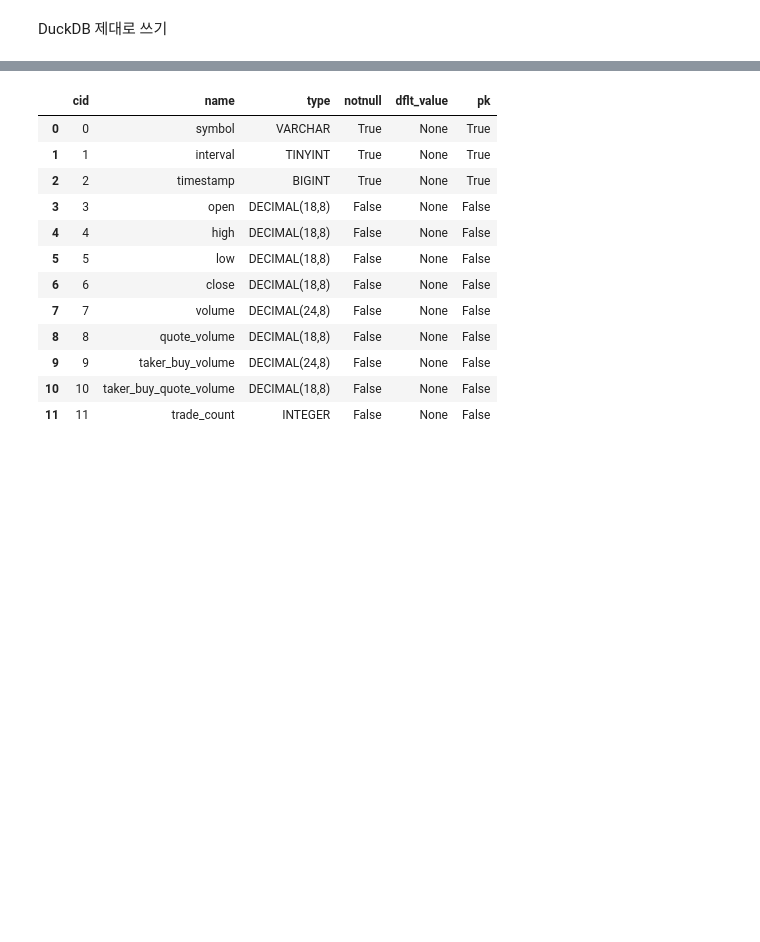
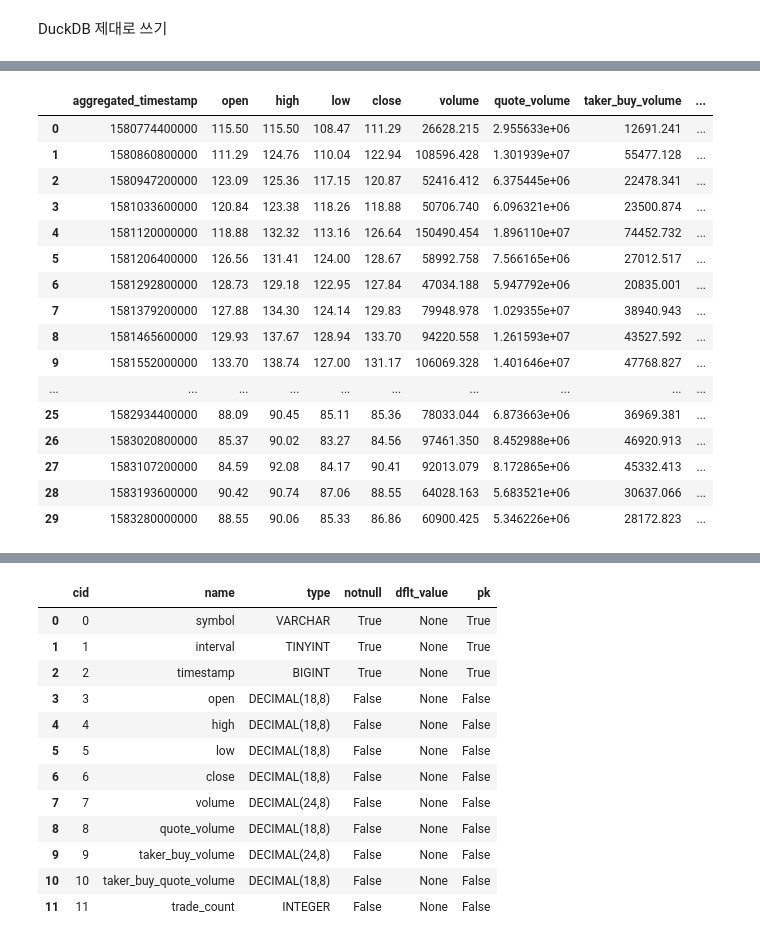
Before and after one commit to dongbin300/PyLab, a Jupyter notebook: Labs/DuckDB/DuckDB1.ipynb, the cells around one changed output, grey strips where cells are left out. Saved outputs shown, nothing was run; the diff lists cells and outputs as text; code cells hidden in the pictures; blank space fills up the shorter version.

```diff
--- a/Labs/DuckDB/DuckDB1.ipynb
+++ b/Labs/DuckDB/DuckDB1.ipynb
@@ -23 +38,41 @@ r1
+# %%
+query = f"""
+SELECT
+    CAST(FLOOR(timestamp / 86400000) * 86400000 AS BIGINT) as aggregated_timestamp,
+    FIRST(open ORDER BY timestamp ASC) as open,
+    MAX(high) as high,
+    MIN(low) as low,
+    LAST(close ORDER BY timestamp ASC) as close,
+    SUM(volume) as volume,
+    SUM(quote_volume) as quote_volume,
+    SUM(taker_buy_volume) as taker_buy_volume,
+    SUM(taker_buy_quote_volume) as taker_buy_quote_volume,
+    SUM(trade_count) as trade_count
+FROM quote
+WHERE symbol = 'DASHUSDT'
+  AND timestamp BETWEEN 0 AND 2000000000000
+GROUP BY FLOOR(timestamp / 86400000)
+ORDER BY aggregated_timestamp
+"""
+
+d1 = con.execute(query).df()
+d1.head(30)
+# %% [output]
+|  | aggregated_timestamp | open | high | low | close | volume | quote_volume | taker_buy_volume | ... |
+| 0 | 1580774400000 | 115.50 | 115.50 | 108.47 | 111.29 | 26628.215 | 2.955633e+06 | 12691.241 | ... |
+| 1 | 1580860800000 | 111.29 | 124.76 | 110.04 | 122.94 | 108596.428 | 1.301939e+07 | 55477.128 | ... |
+| 2 | 1580947200000 | 123.09 | 125.36 | 117.15 | 120.87 | 52416.412 | 6.375445e+06 | 22478.341 | ... |
+| 3 | 1581033600000 | 120.84 | 123.38 | 118.26 | 118.88 | 50706.740 | 6.096321e+06 | 23500.874 | ... |
+| 4 | 1581120000000 | 118.88 | 132.32 | 113.16 | 126.64 | 150490.454 | 1.896110e+07 | 74452.732 | ... |
+| 5 | 1581206400000 | 126.56 | 131.41 | 124.00 | 128.67 | 58992.758 | 7.566165e+06 | 27012.517 | ... |
+| 6 | 1581292800000 | 128.73 | 129.18 | 122.95 | 127.84 | 47034.188 | 5.947792e+06 | 20835.001 | ... |
+| 7 | 1581379200000 | 127.88 | 134.30 | 124.14 | 129.83 | 79948.978 | 1.029355e+07 | 38940.943 | ... |
+| 8 | 1581465600000 | 129.93 | 137.67 | 128.94 | 133.70 | 94220.558 | 1.261593e+07 | 43527.592 | ... |
+| 9 | 1581552000000 | 133.70 | 138.74 | 127.00 | 131.17 | 106069.328 | 1.401646e+07 | 47768.827 | ... |
+| ... | ... | ... | ... | ... | ... | ... | ... | ... | ... |
+| 25 | 1582934400000 | 88.09 | 90.45 | 85.11 | 85.36 | 78033.044 | 6.873663e+06 | 36969.381 | ... |
+| 26 | 1583020800000 | 85.37 | 90.02 | 83.27 | 84.56 | 97461.350 | 8.452988e+06 | 46920.913 | ... |
+| 27 | 1583107200000 | 84.59 | 92.08 | 84.17 | 90.41 | 92013.079 | 8.172865e+06 | 45332.413 | ... |
+| 28 | 1583193600000 | 90.42 | 90.74 | 87.06 | 88.55 | 64028.163 | 5.683521e+06 | 30637.066 | ... |
+| 29 | 1583280000000 | 88.55 | 90.06 | 85.33 | 86.86 | 60900.425 | 5.346226e+06 | 28172.823 | ... |
 # %%
```
Also changed, not shown: parts of 4 cells of this notebook, 3 other files.
